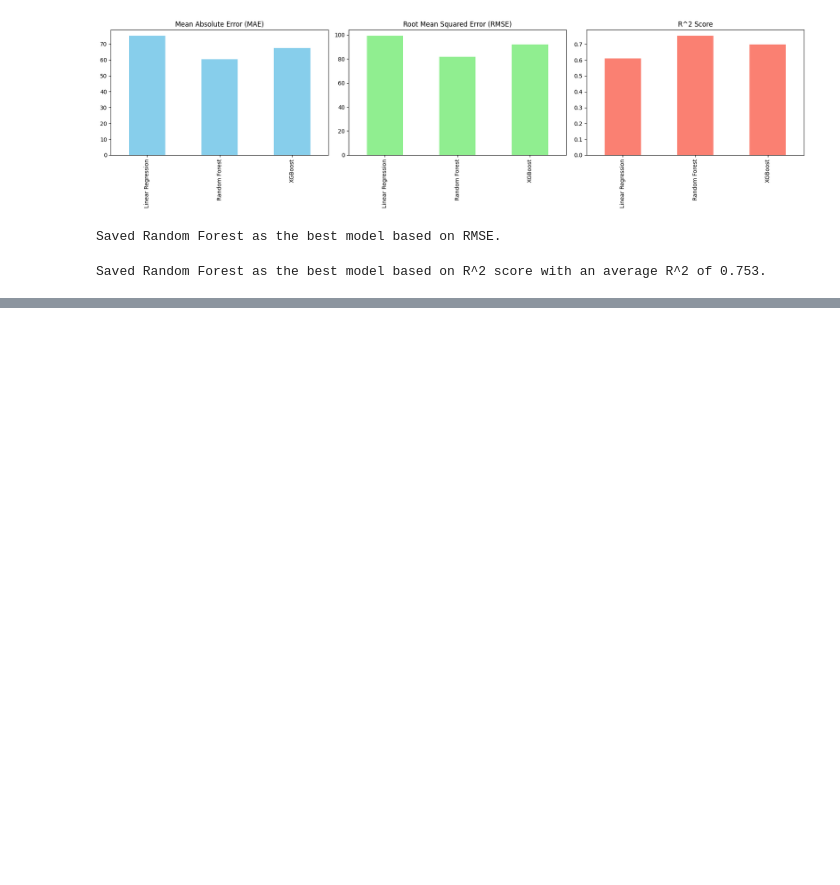
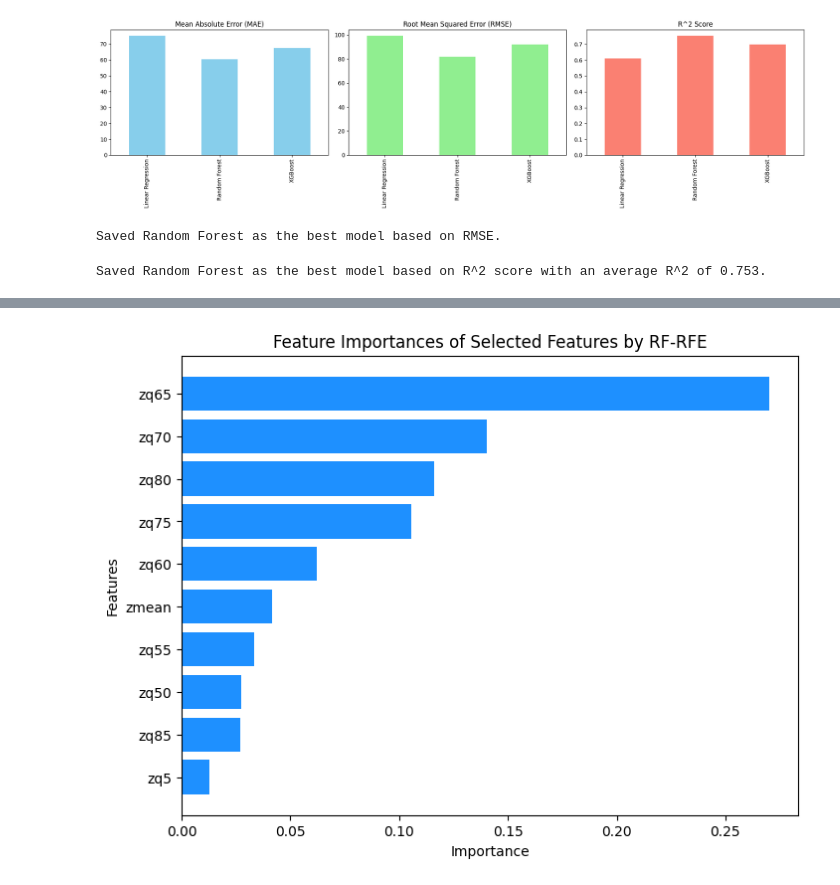
Before and after one commit to Kushaljp/biomass_prediction, a Jupyter notebook: Week 1/WeekN.ipynb, the cells around one changed output, grey strips where cells are left out. Cells and saved outputs as stored; diff of their text form; code cells hidden in the pictures; blank space fills up the shorter version.

```diff
--- a/Week 1/WeekN.ipynb
+++ b/Week 1/WeekN.ipynb
@@ -132,0 +221,33 @@ Saved Random Forest as the best model based on R^2 score with an average R^2 of
+# %%
+#RF-RFE (Recursive Feature Elimination with RF)
+#Apply RFE
+
+
+selector = RFE(rf_model, n_features_to_select=10, step=1)  # adjust 'n_features_to_select' as needed
+selector.fit(X, y)
+
+# Get the list of features selected by RFE
+rfe_features = X.columns[selector.support_].tolist()
+
+# Save the RFE features to JSON
+with open('Features_RFE_RF.json', 'w') as f:
+    json.dump(rfe_features, f)
+
+# Extracting the importances of the selected features
+rfe_importances = rf_model.feature_importances_[selector.support_]
+
+# Create a DataFrame for visualization
+rfe_feature_importances = pd.DataFrame({
+    'Feature': rfe_features,
+    'Importance': rfe_importances
+}).sort_values(by='Importance', ascending=True)
+
+# Visualize the feature importances
+plt.figure(figsize=(8, 6))
+plt.barh(rfe_feature_importances['Feature'], rfe_feature_importances['Importance'], color='dodgerblue')
+plt.title('Feature Importances of Selected Features by RF-RFE')
+plt.xlabel('Importance')
+plt.ylabel('Features')
+plt.show()
+# %% [output]
+[figure, added]
```
Also changed, not shown: parts of 12 cells of this notebook, 30 other files.
